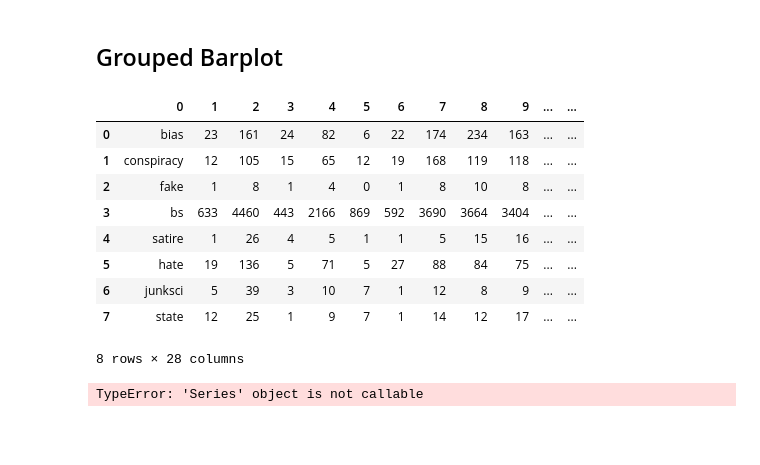
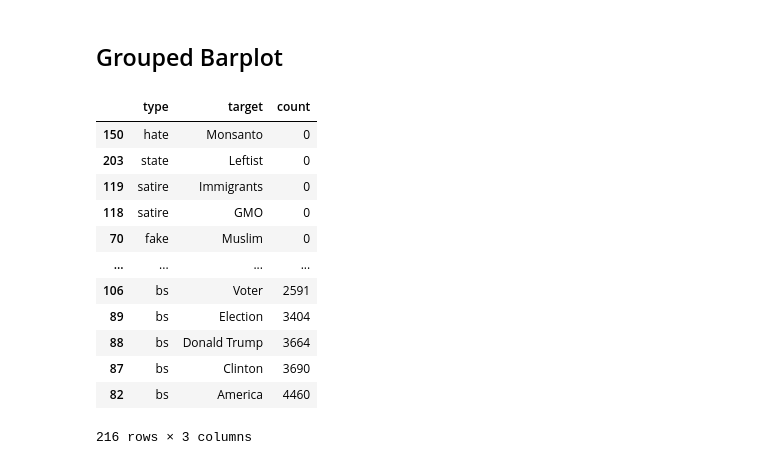
Before and after one commit to haleyej/ala_470_proj, a Jupyter notebook: viz.ipynb, the cells around one changed output. Saved outputs shown, nothing was run; the diff lists cells and outputs as text; code cells hidden in the pictures; blank space fills up the shorter version.

```diff
--- a/viz.ipynb
+++ b/viz.ipynb
@@ -301,13 +321,2 @@ fig.delaxes(ax)
 # %%
-pd.DataFrame(lsts, columns = [cols])
+by_type = pd.DataFrame(lsts, columns = ['type', 'target', 'count'])
-# %% [output]
-|  | 0 | 1 | 2 | 3 | 4 | 5 | 6 | 7 | 8 | 9 | ... | ... |
-| 0 | bias | 23 | 161 | 24 | 82 | 6 | 22 | 174 | 234 | 163 | ... | ... |
-| 1 | conspiracy | 12 | 105 | 15 | 65 | 12 | 19 | 168 | 119 | 118 | ... | ... |
-| 2 | fake | 1 | 8 | 1 | 4 | 0 | 1 | 8 | 10 | 8 | ... | ... |
-| 3 | bs | 633 | 4460 | 443 | 2166 | 869 | 592 | 3690 | 3664 | 3404 | ... | ... |
-| 4 | satire | 1 | 26 | 4 | 5 | 1 | 1 | 5 | 15 | 16 | ... | ... |
-| 5 | hate | 19 | 136 | 5 | 71 | 5 | 27 | 88 | 84 | 75 | ... | ... |
-| 6 | junksci | 5 | 39 | 3 | 10 | 7 | 1 | 12 | 8 | 9 | ... | ... |
-| 7 | state | 12 | 25 | 1 | 9 | 7 | 1 | 14 | 12 | 17 | ... | ... |
-8 rows × 28 columns
@@ -332,10 +326,22 @@ def pct(r):
     for item in s:
         r[item] = item /  tot
     return r
-# %%
-by_type.dtypes(
-# %% [output]
-TypeError: 'Series' object is not callable
+# %%
+by_type.sort_values('count', ascending = True)
+# %% [output]
+|  | type | target | count |
+| 150 | hate | Monsanto | 0 |
+| 203 | state | Leftist | 0 |
+| 119 | satire | Immigrants | 0 |
+| 118 | satire | GMO | 0 |
+| 70 | fake | Muslim | 0 |
+| ... | ... | ... | ... |
+| 106 | bs | Voter | 2591 |
+| 89 | bs | Election | 3404 |
+| 88 | bs | Donald Trump | 3664 |
+| 87 | bs | Clinton | 3690 |
+| 82 | bs | America | 4460 |
+216 rows × 3 columns
 # %%
 sns.set(style='white')
 
```
Also changed, not shown: parts of 11 cells of this notebook.
